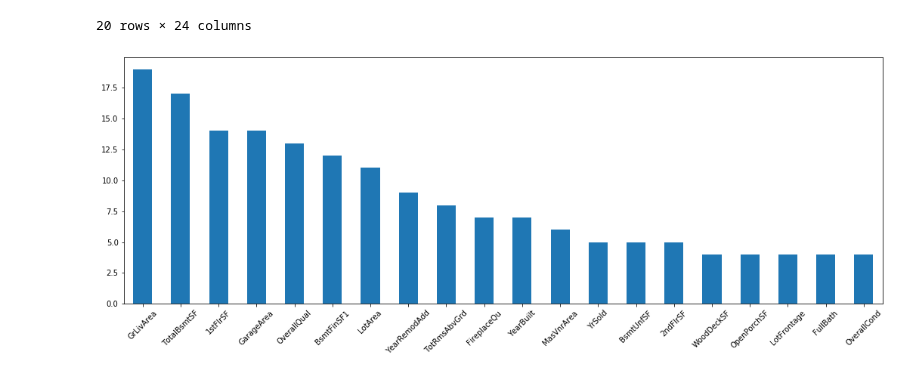
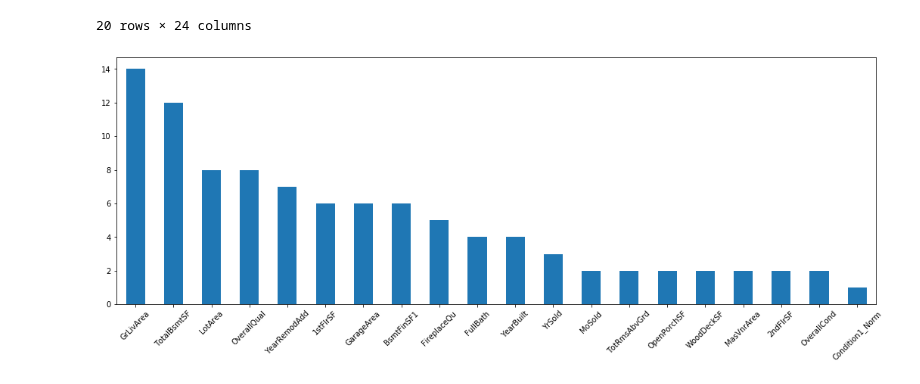
Before and after one commit to samialisayed/MachineLearning-Final-Project, a Jupyter notebook: notebook_tova_geovisualization.ipynb, the cells around one changed output. Cells and saved outputs as stored; diff of their text form; code cells hidden in the pictures.

```diff
--- a/notebook_tova_geovisualization.ipynb
+++ b/notebook_tova_geovisualization.ipynb
@@ -110,7 +114,7 @@ def top_n_features_for_all_neighborhoods(n):
     return neighborhood_features.iloc[:n, :].stack().value_counts()
 # %%
 plt.figure(figsize=(18,6))
-top_n_features_for_all_neighborhoods(10)[:20].plot(kind='bar')
+top_n_features_for_all_neighborhoods(5)[:20].plot(kind='bar')
 plt.xticks(rotation=45);
 # %% [output]
-[figure, old version]
+[figure, new version]
```
Also changed, not shown: parts of 1 cell of this notebook, 3 other files.
